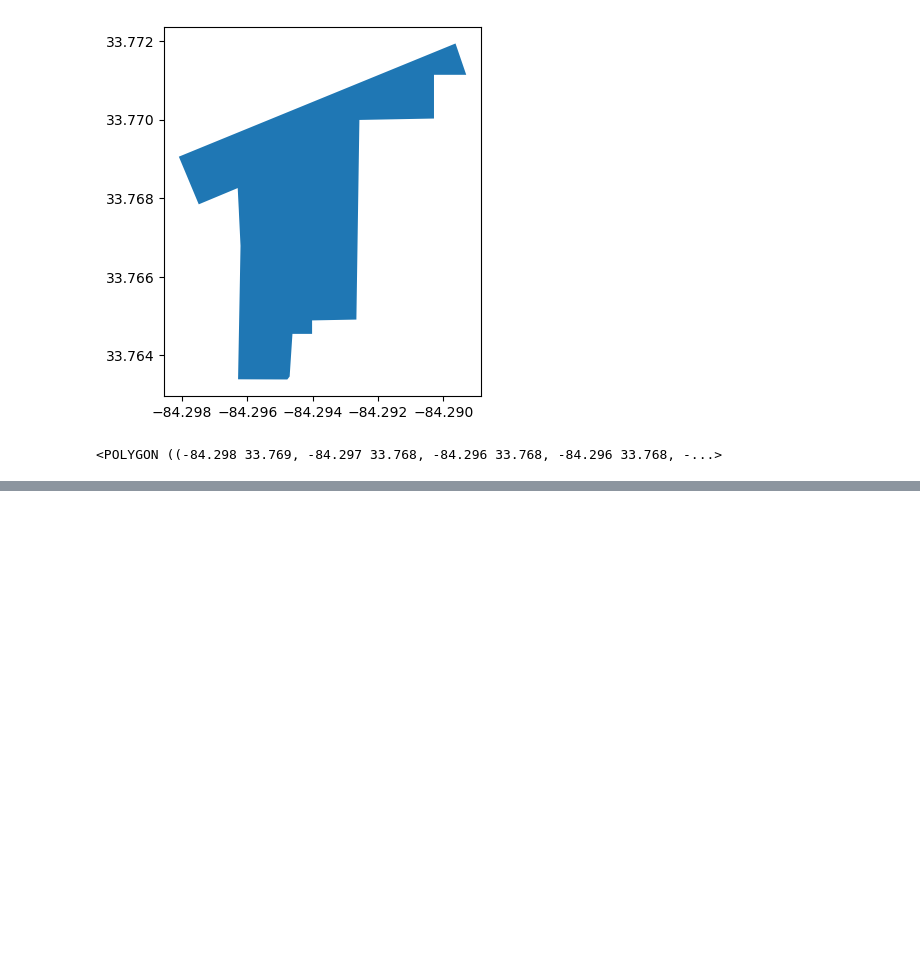
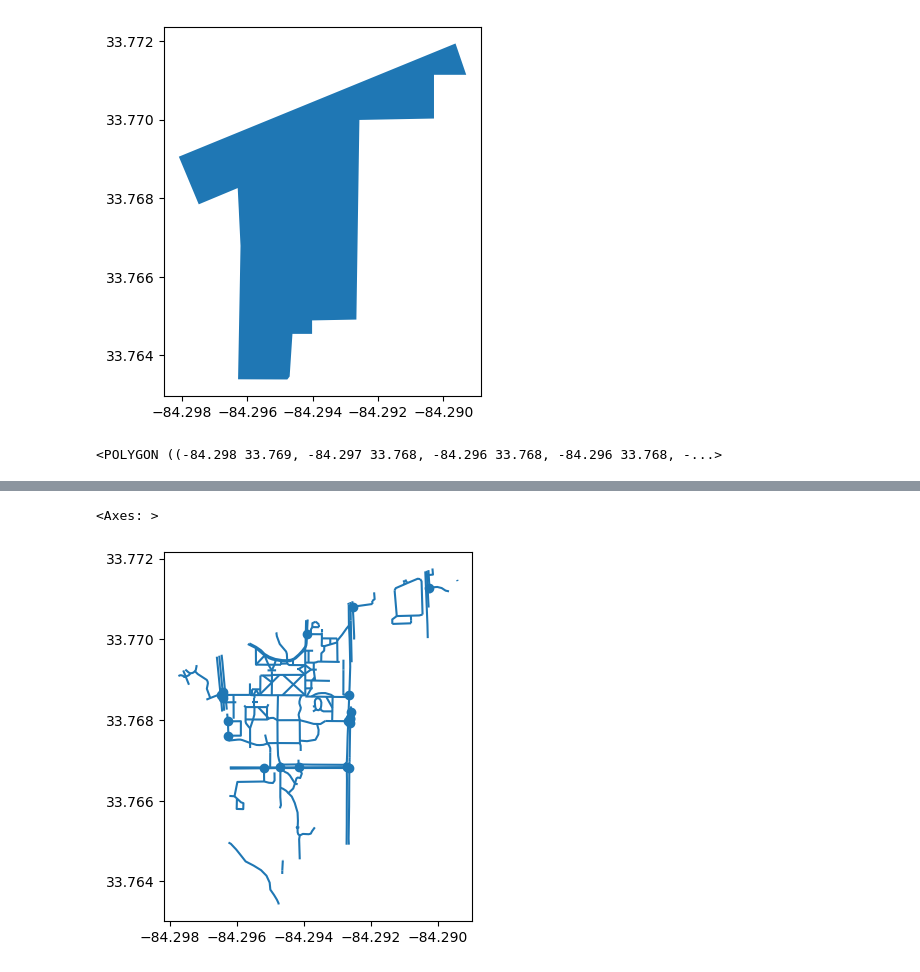
Before and after one commit to cu-esiil-edu/01-campus-map-echinodermatamata, a Jupyter notebook: ASC.ipynb, the cells around one changed output, grey strips where cells are left out. Cells and saved outputs as stored; diff of their text form; code cells hidden in the pictures; blank space fills up the shorter version.

```diff
--- a/ASC.ipynb
+++ b/ASC.ipynb
@@ -33,0 +99,8 @@ polygon
+# %%
+# Clip roads to campus boundary
+roads_clipped = gpd.clip(
+    roads,
+    polygon
+)
+
+roads_clipped
@@ -33,0 +122,5 @@ polygon
+# %%
+roads_clipped.plot()
+# %% [output]
+<Axes: >
+[figure, added]
```
Also changed, not shown: parts of 7 cells of this notebook, 3 other files.
